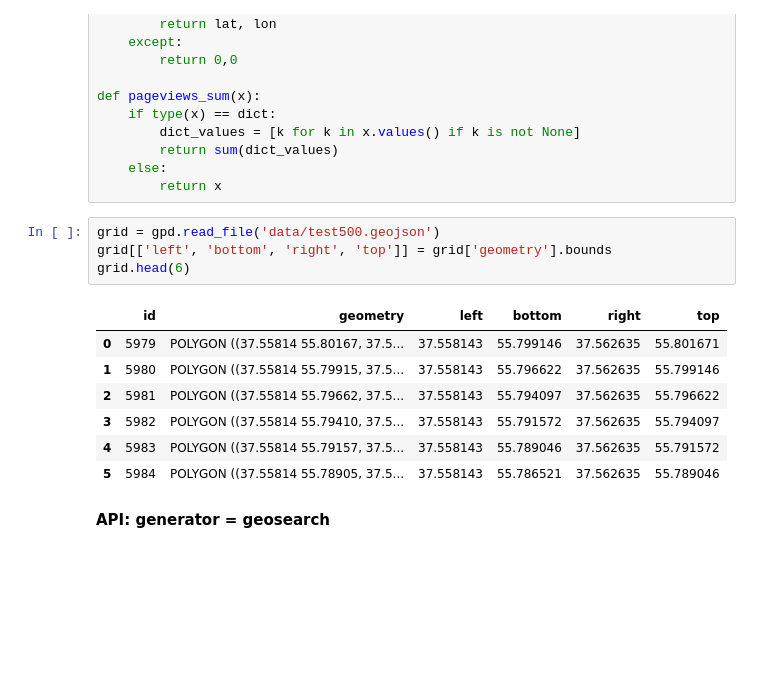
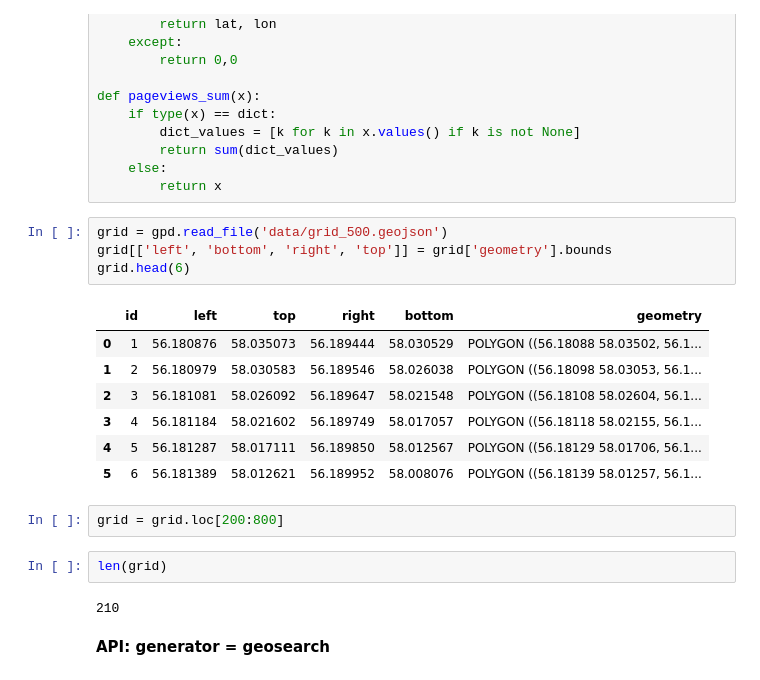
Before and after one commit to jtuvaleva/import_geodata, a Jupyter notebook: wikipedia_geosearch.ipynb, the cells around one changed output. Saved outputs shown, nothing was run; the diff lists cells and outputs as text; blank space fills up the shorter version.

```diff
--- a/wikipedia_geosearch.ipynb
+++ b/wikipedia_geosearch.ipynb
@@ -27,17 +27,23 @@ def pageviews_sum(x):
     else:
         return x
 # %%
-grid = gpd.read_file('data/test500.geojson')
+grid = gpd.read_file('data/grid_500.geojson')
 grid[['left', 'bottom', 'right', 'top']] = grid['geometry'].bounds
 grid.head(6)
 # %% [output]
-|  | id | geometry | left | bottom | right | top |
-| 0 | 5979 | POLYGON ((37.55814 55.80167, 37.5... | 37.558143 | 55.799146 | 37.562635 | 55.801671 |
-| 1 | 5980 | POLYGON ((37.55814 55.79915, 37.5... | 37.558143 | 55.796622 | 37.562635 | 55.799146 |
-| 2 | 5981 | POLYGON ((37.55814 55.79662, 37.5... | 37.558143 | 55.794097 | 37.562635 | 55.796622 |
-| 3 | 5982 | POLYGON ((37.55814 55.79410, 37.5... | 37.558143 | 55.791572 | 37.562635 | 55.794097 |
-| 4 | 5983 | POLYGON ((37.55814 55.79157, 37.5... | 37.558143 | 55.789046 | 37.562635 | 55.791572 |
-| 5 | 5984 | POLYGON ((37.55814 55.78905, 37.5... | 37.558143 | 55.786521 | 37.562635 | 55.789046 |
+|  | id | left | top | right | bottom | geometry |
+| 0 | 1 | 56.180876 | 58.035073 | 56.189444 | 58.030529 | POLYGON ((56.18088 58.03502, 56.1... |
+| 1 | 2 | 56.180979 | 58.030583 | 56.189546 | 58.026038 | POLYGON ((56.18098 58.03053, 56.1... |
+| 2 | 3 | 56.181081 | 58.026092 | 56.189647 | 58.021548 | POLYGON ((56.18108 58.02604, 56.1... |
+| 3 | 4 | 56.181184 | 58.021602 | 56.189749 | 58.017057 | POLYGON ((56.18118 58.02155, 56.1... |
+| 4 | 5 | 56.181287 | 58.017111 | 56.189850 | 58.012567 | POLYGON ((56.18129 58.01706, 56.1... |
+| 5 | 6 | 56.181389 | 58.012621 | 56.189952 | 58.008076 | POLYGON ((56.18139 58.01257, 56.1... |
+# %%
+grid = grid.loc[200:800]
+# %%
+len(grid)
+# %% [output]
+210
 # %% [markdown]
 __API: generator = geosearch__
 # %%
```
Also changed, not shown: parts of 16 cells of this notebook.
